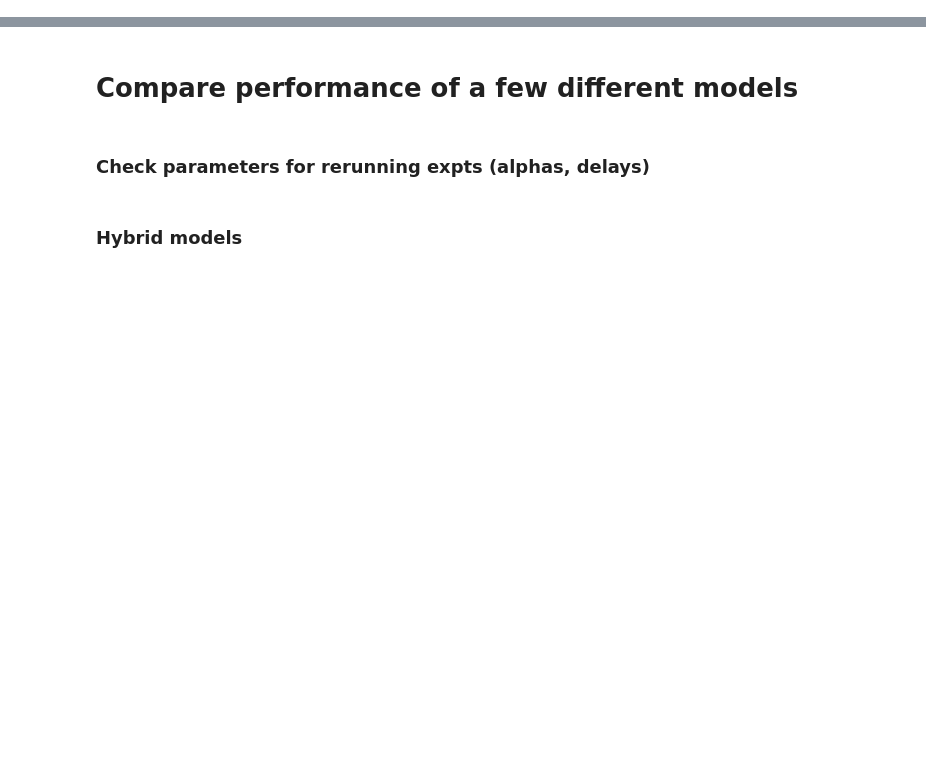
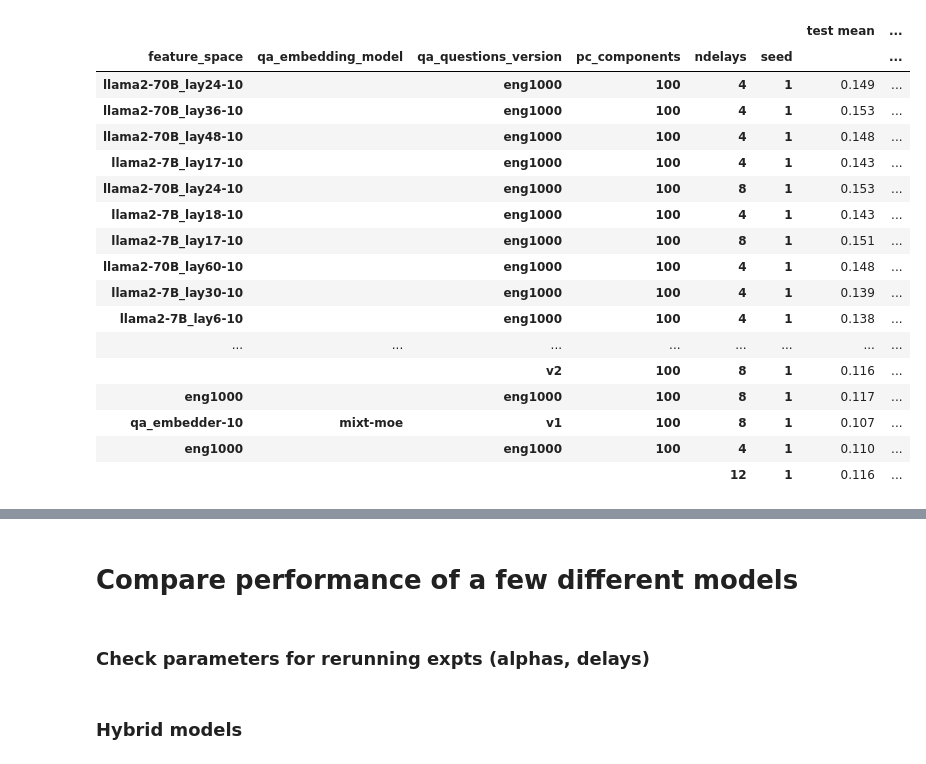
Before and after one commit to csinva/interpretable-embeddings, a Jupyter notebook: notebooks/01_encoding.ipynb, the cells around one changed output, grey strips where cells are left out. Drawn from its saved outputs; the diff is of its cells as text; code cells hidden in the pictures; blank space fills up the shorter version.

```diff
--- a/notebooks/01_encoding.ipynb
+++ b/notebooks/01_encoding.ipynb
@@ -27,22 +29,44 @@ imodelsx.process_results.delete_runs_in_dataframe(
 # %%
 d = r
 d = d[d.feature_selection_alpha_index < 0]
 d = d[d.distill_model_path == 'None']
+d = d[~(d.feature_space == 'qa_embedder-10') | (d.ndelays == 8)]
+d = d[~(d.feature_space == 'qa_embedder-25')]
+d = d[d.pc_components == 100]
 cols_varied = [c for c in cols_varied if not c in [
     'distill_model_path', 'feature_selection_alpha_index']]
 # d = d[(d.qa_questions_version == 'v1') *
 #   (d.qa_embedding_model == 'mistral 7B')]
 if len(cols_varied) > 0:
     d = d.groupby(cols_varied)[mets].mean()
 else:
     d = d[mets]
 
 (
     d
     # .sort_values(by='corrs_test_mean', ascending=False)
     .sort_values(by='corrs_tune_pc_mean', ascending=False)
     .rename(columns=lambda x: x.replace('_', ' ').replace('corrs', ''))
     .style
     .background_gradient(cmap='magma', axis=0)
     .format(precision=3)
 )
+# %% [output]
+|  |  |  |  |  |  | test mean | ... |
+| feature_space | qa_embedding_model | qa_questions_version | pc_components | ndelays | seed |  | ... |
+| llama2-70B_lay24-10 |  | eng1000 | 100 | 4 | 1 | 0.149 | ... |
+| llama2-70B_lay36-10 |  | eng1000 | 100 | 4 | 1 | 0.153 | ... |
+| llama2-70B_lay48-10 |  | eng1000 | 100 | 4 | 1 | 0.148 | ... |
+| llama2-7B_lay17-10 |  | eng1000 | 100 | 4 | 1 | 0.143 | ... |
+| llama2-70B_lay24-10 |  | eng1000 | 100 | 8 | 1 | 0.153 | ... |
+| llama2-7B_lay18-10 |  | eng1000 | 100 | 4 | 1 | 0.143 | ... |
+| llama2-7B_lay17-10 |  | eng1000 | 100 | 8 | 1 | 0.151 | ... |
+| llama2-70B_lay60-10 |  | eng1000 | 100 | 4 | 1 | 0.148 | ... |
+| llama2-7B_lay30-10 |  | eng1000 | 100 | 4 | 1 | 0.139 | ... |
+| llama2-7B_lay6-10 |  | eng1000 | 100 | 4 | 1 | 0.138 | ... |
+| ... | ... | ... | ... | ... | ... | ... | ... |
+|  |  | v2 | 100 | 8 | 1 | 0.116 | ... |
+| eng1000 |  | eng1000 | 100 | 8 | 1 | 0.117 | ... |
+| qa_embedder-10 | mixt-moe | v1 | 100 | 8 | 1 | 0.107 | ... |
+| eng1000 |  | eng1000 | 100 | 4 | 1 | 0.110 | ... |
+|  |  |  |  | 12 | 1 | 0.116 | ... |
```
Also changed, not shown: parts of 7 cells of this notebook, 5 other files.
